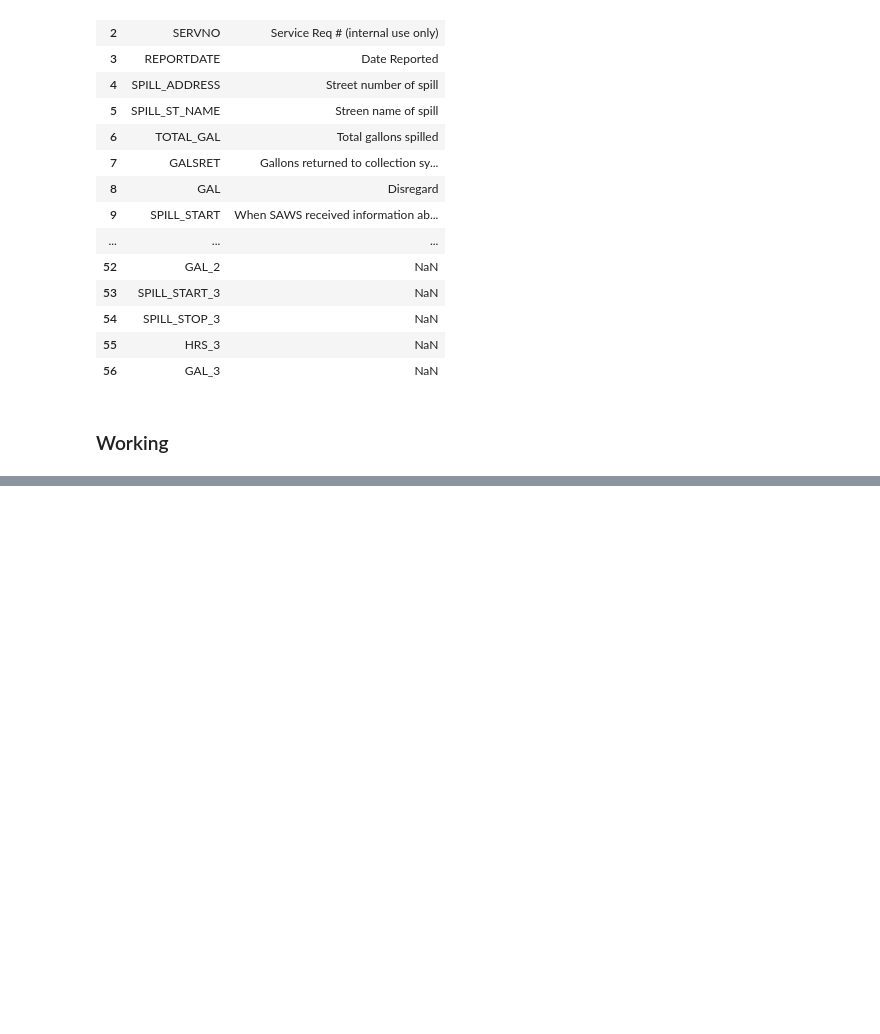
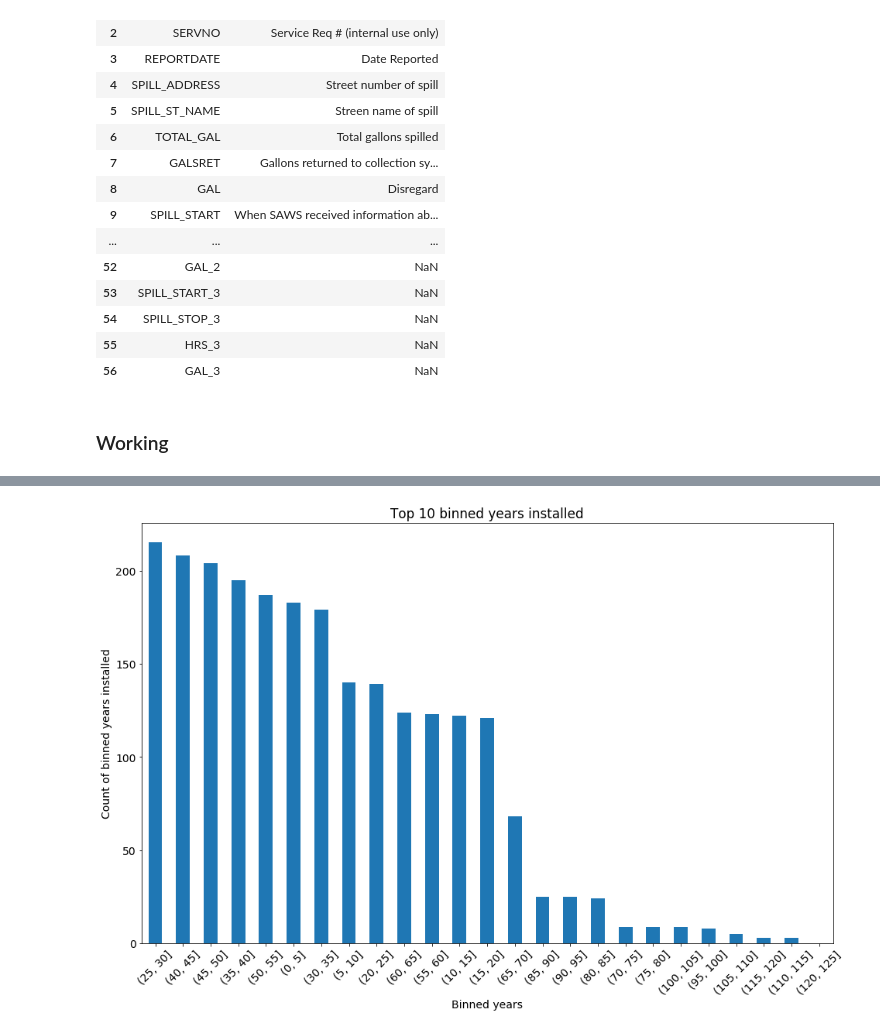
Before and after one commit to we-came-we-SAWS-we-conquered/saws-capstone-project, a Jupyter notebook: cameron_repo/Cameron_notebook.ipynb, the cells around one changed output, grey strips where cells are left out. Cells and saved outputs as stored; diff of their text form; code cells hidden in the pictures; blank space fills up the shorter version.

```diff
--- a/cameron_repo/Cameron_notebook.ipynb
+++ b/cameron_repo/Cameron_notebook.ipynb
@@ -363,0 +172,7 @@ df.groupby('inst_year').total_gal.median().sort_values(ascending=False)
+# %%
+df = prepare.get_data()
+
+df.age = df.age.replace(np.NaN, 'unknown')
+
+print(df.shape)
+df.head(1)
@@ -363,0 +184,2 @@ df.groupby('inst_year').total_gal.median().sort_values(ascending=False)
+# %%
+train, test = train_test_split(df, random_state=42, train_size=.8)
@@ -363,0 +291,10 @@ df.groupby('inst_year').total_gal.median().sort_values(ascending=False)
+# %%
+train.age_binned.dropna().value_counts().plot.bar()
+plt.xticks(rotation=45)
+
+plt.ylabel('Count of binned years installed')
+plt.xlabel('Binned years')
+plt.title('Top 10 binned years installed')
+plt.show()
+# %% [output]
+[figure, added]
```
Also changed, not shown: parts of 51 cells of this notebook, 1 other file.
